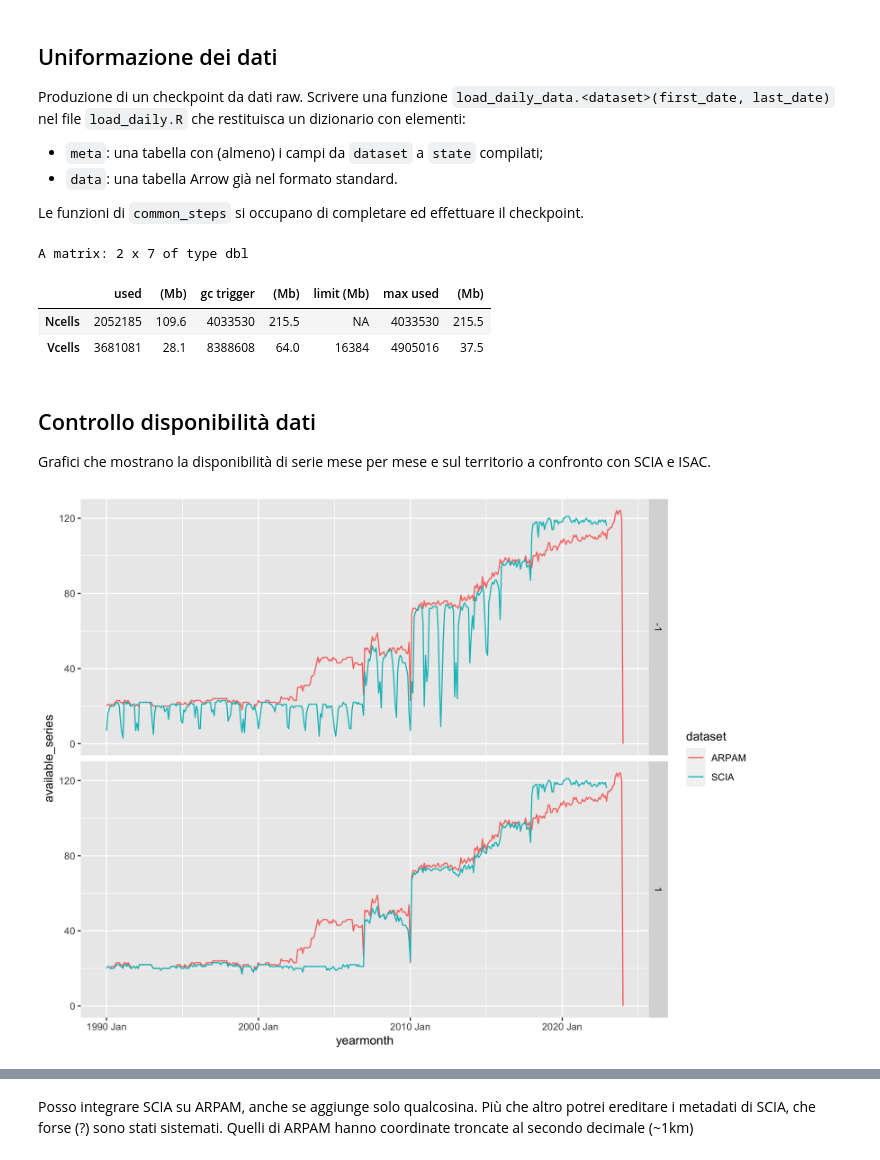
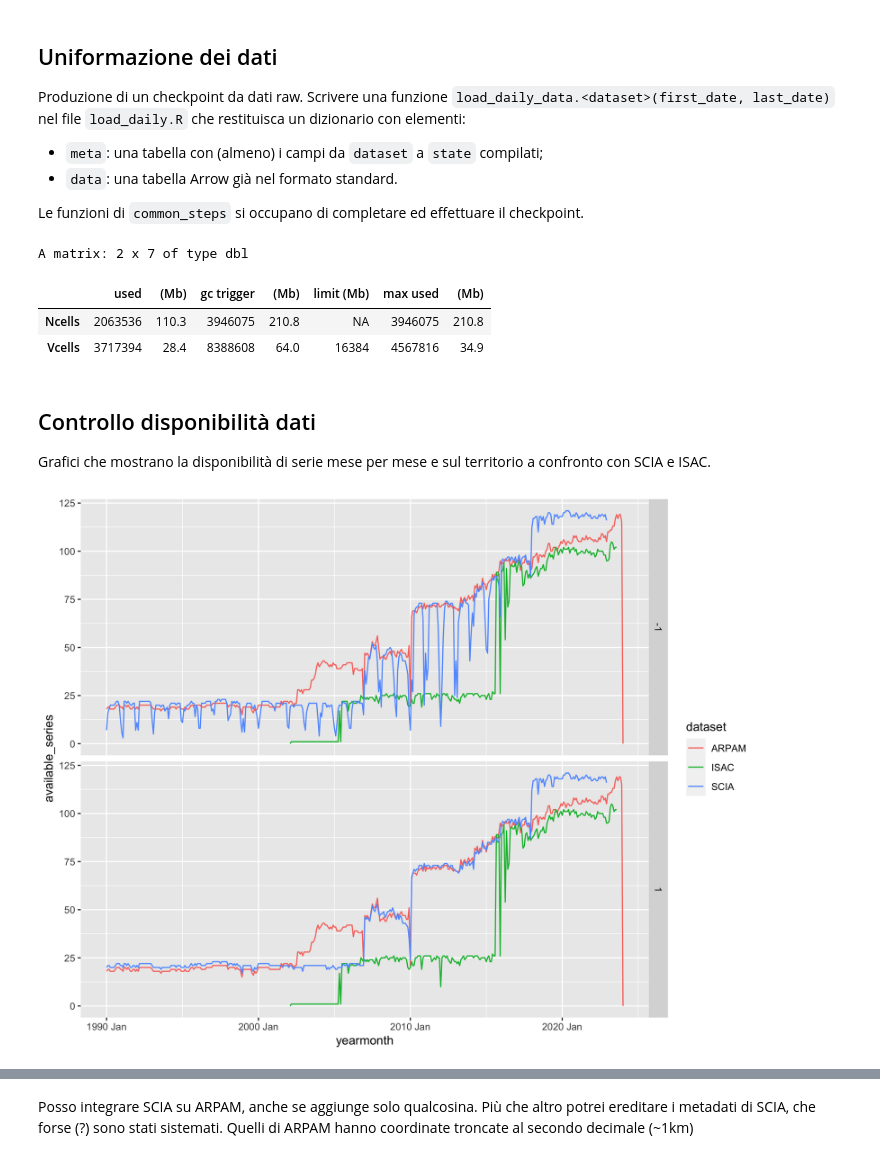
Before and after one commit to dnstudent/TesiMag, a Jupyter notebook: notebooks/integrazioni_regionali/marche/data_load.ipynb, the cells around one changed output, grey strips where cells are left out. Drawn from its saved outputs; the diff is of its cells as text; code cells hidden in the pictures.

Commit message:
Updated ARPAM

```diff
--- a/notebooks/integrazioni_regionali/marche/data_load.ipynb
+++ b/notebooks/integrazioni_regionali/marche/data_load.ipynb
@@ -74,7 +72,7 @@ Produzione di un checkpoint da dati raw. Scrivere una funzione `load_daily_data.
 
 Le funzioni di `common_steps` si occupano di completare ed effettuare il checkpoint.
 # %%
-daily_dataset <- load_daily_data.arpam() |> prepare_daily_data()
+daily_dataset <- load_daily_data.arpam() |> prepare_daily_data(conns$stations)
 save_checkpoint(daily_dataset$checkpoint, dataset, "raw")
 write_extra_metadata(daily_dataset$extra_meta |> collect(), dataset, conns$stations)
 rm(daily_dataset)
@@ -82,21 +80,21 @@ gc()
 # %% [output]
 A matrix: 2 x 7 of type dbl
 |  | used | (Mb) | gc trigger | (Mb) | limit (Mb) | max used | (Mb) |
-| Ncells | 2052185 | 109.6 | 4033530 | 215.5 | NA | 4033530 | 215.5 |
-| Vcells | 3681081 | 28.1 | 8388608 | 64.0 | 16384 | 4905016 | 37.5 |
+| Ncells | 2063536 | 110.3 | 3946075 | 210.8 | NA | 3946075 | 210.8 |
+| Vcells | 3717394 | 28.4 | 8388608 | 64.0 | 16384 | 4567816 | 34.9 |
 # %% [markdown]
 ## Controllo disponibilità dati
 Grafici che mostrano la disponibilità di serie mese per mese e sul territorio a confronto con SCIA e ISAC.
 # %%
-conn <- dbConnect(duckdb())
-stations <- query_checkpoint(c(dataset, "SCIA"), "metadata", "raw", conn) |> filter(state == "Marche")
-state_data <- query_checkpoint(c(dataset, "SCIA"), "data", "raw", conn) |>
+conn <- conns$data
+stations <- query_checkpoint_meta(c(dataset, "SCIA", "ISAC"), "raw", conn) |> filter(state == "Marche")
+state_data <- query_checkpoint_data(c(dataset, "SCIA", "ISAC"), "raw", conn) |>
     filter(date >= as.Date("1990-01-01")) |>
-    semi_join(stations, join_by(dataset == original_dataset, station_id == original_id))
+    semi_join(stations, join_by(dataset, sensor_key))
 c(p, ymonthly_avail) %<-% ymonthly_availabilities(state_data)
-p
+p + facet_grid(variable ~ .)
 # %% [output]
-[figure, old version]
+[figure, new version]
 # %%
 c(p, climats) %<-% spatial_availabilities(ymonthly_avail, stations, state_boundaries)
 p
```
Also changed, not shown: parts of 4 cells of this notebook, 1 other file.
